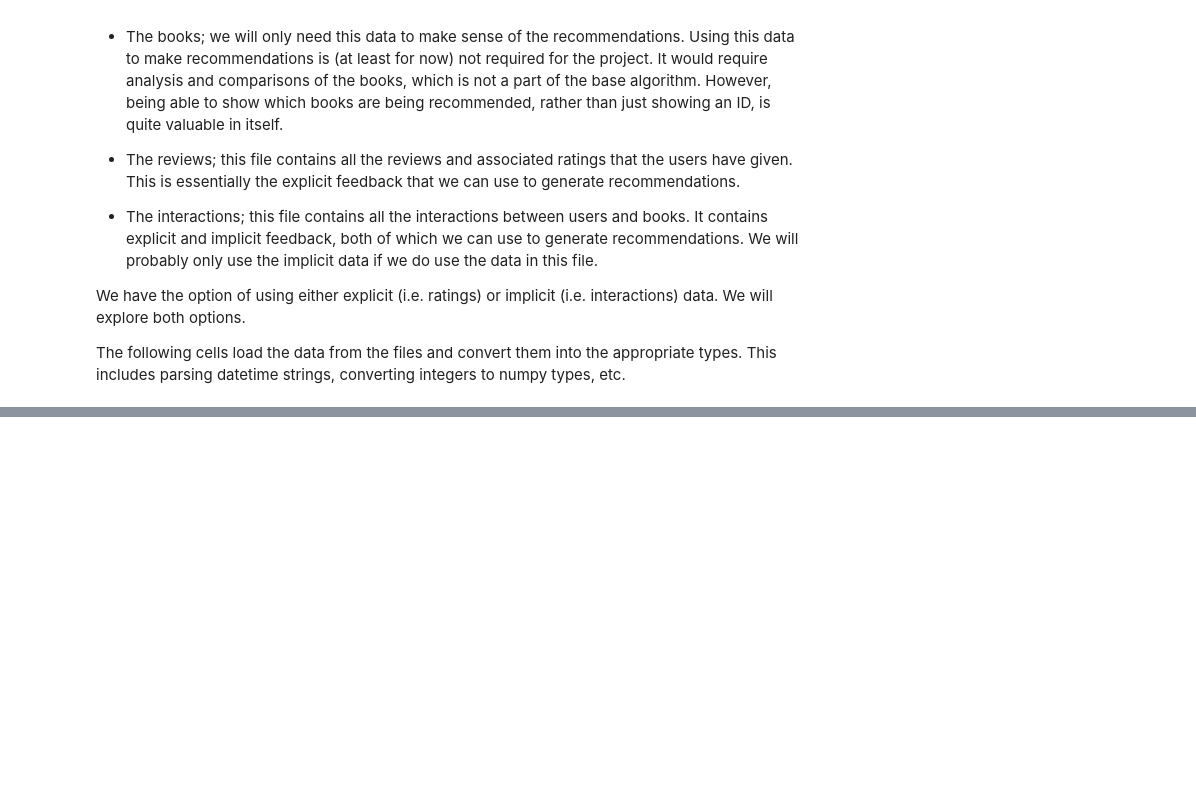
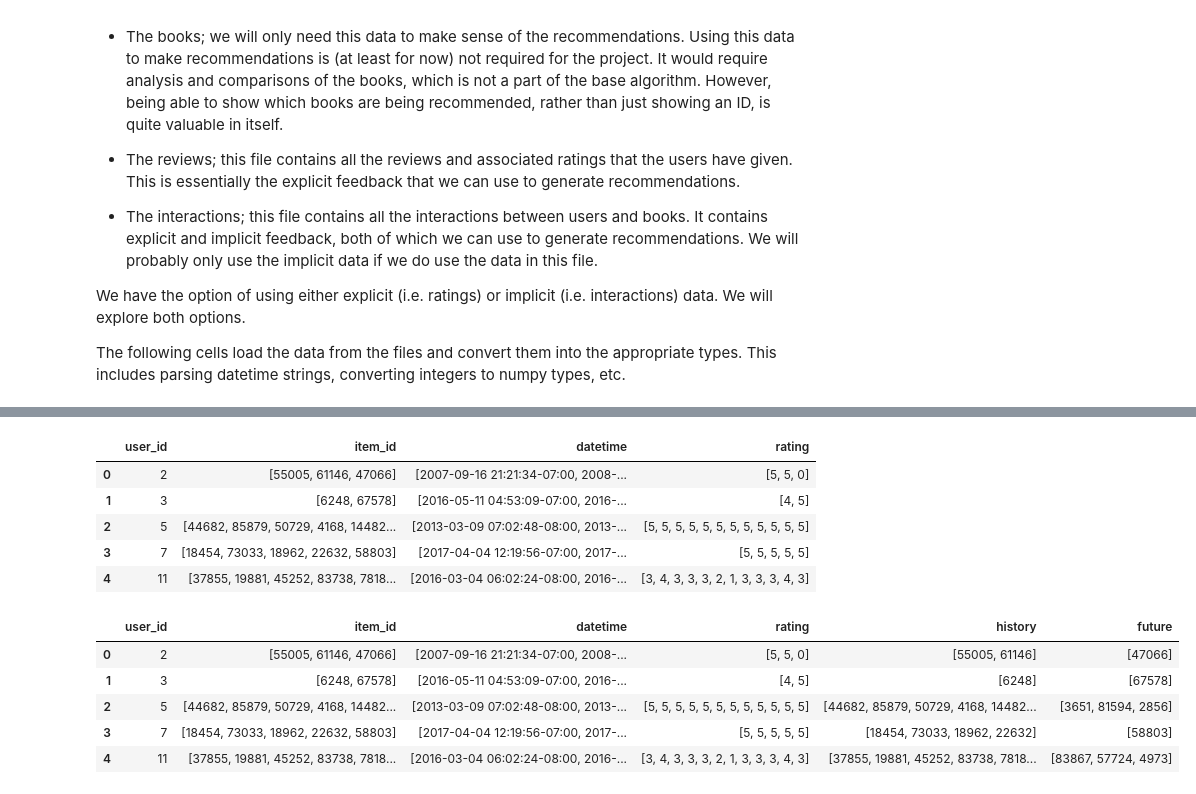
Before and after one commit to JulesDesmet/rbm_recommender, a Jupyter notebook: main.ipynb, the cells around one changed output, grey strips where cells are left out. Saved outputs shown, nothing was run; the diff lists cells and outputs as text; code cells hidden in the pictures; blank space fills up the shorter version.

```diff
--- a/main.ipynb
+++ b/main.ipynb
@@ -174,17 +205,17 @@ def preprocess(df: pd.DataFrame, min_support: int = 5) -> pd.DataFrame:
     print(df.shape[0], "rows after removing infrequent items")
     df = df[df["items_per_user"] >= min_support]
     print(df.shape[0], "rows after removing infrequent users")
-    df = df[["user_id", "item_id", "datetime", "rating"]].copy()
+    df.drop(columns=["users_per_item", "items_per_user"], inplace=True)
     return df
 
 
-interactions_processed = interactions_df[["user_id_int", "book_id_int", "date_updated", "rating"]].copy()
-interactions_processed = interactions_processed.rename(
+processed_df = interactions_df[["user_id_int", "book_id_int", "date_updated", "rating"]].copy()
+processed_df = processed_df.rename(
     columns={"user_id_int": "user_id", "book_id_int": "item_id", "date_updated": "datetime"})
-display(interactions_processed.head(5))
-print(f"Number of unique users:", interactions_processed["user_id"].nunique())
-print(f"Number of unique items:", interactions_processed["item_id"].nunique())
-interactions_processed = preprocess(interactions_processed)
-print(f"Number of unique users:", interactions_processed["user_id"].nunique())
-print(f"Number of unique items:", interactions_processed["item_id"].nunique())
-display(interactions_processed.head(5))
+display(processed_df.head(5))
+print(f"Number of unique users:", processed_df["user_id"].nunique())
+print(f"Number of unique items:", processed_df["item_id"].nunique())
+processed_df = preprocess(processed_df)
+print(f"Number of unique users:", processed_df["user_id"].nunique())
+print(f"Number of unique items:", processed_df["item_id"].nunique())
+display(processed_df.head(5))
@@ -191,15 +243,28 @@ display(interactions_processed.head(5))
 # %%
 def split(items: list[int], percentage_train: float) -> pd.Series:
     nr_train_items = int(len(items) * percentage_train)
     return pd.Series((items[: nr_train_items], items[nr_train_items:]))
 
 
-sessions_df = interactions_processed.groupby(by="user_id", as_index=False)[["item_id", "datetime", "rating"]].agg(list)
+sessions_df = processed_df.groupby(by="user_id", as_index=False)[["item_id", "datetime", "rating"]].agg(list)
 display(sessions_df.head(5))
 
 percentage_train = 0.8
 sessions_df[["history", "future"]] = sessions_df["item_id"].progress_apply(split, args=(percentage_train,))
 display(sessions_df.head(5))
+# %% [output]
+|  | user_id | item_id | datetime | rating |
+| 0 | 2 | [55005, 61146, 47066] | [2007-09-16 21:21:34-07:00, 2008-... | [5, 5, 0] |
+| 1 | 3 | [6248, 67578] | [2016-05-11 04:53:09-07:00, 2016-... | [4, 5] |
+| 2 | 5 | [44682, 85879, 50729, 4168, 14482... | [2013-03-09 07:02:48-08:00, 2013-... | [5, 5, 5, 5, 5, 5, 5, 5, 5, 5, 5, 5] |
+| 3 | 7 | [18454, 73033, 18962, 22632, 58803] | [2017-04-04 12:19:56-07:00, 2017-... | [5, 5, 5, 5, 5] |
+| 4 | 11 | [37855, 19881, 45252, 83738, 7818... | [2016-03-04 06:02:24-08:00, 2016-... | [3, 4, 3, 3, 3, 2, 1, 3, 3, 3, 4, 3] |
+|  | user_id | item_id | datetime | rating | history | future |
+| 0 | 2 | [55005, 61146, 47066] | [2007-09-16 21:21:34-07:00, 2008-... | [5, 5, 0] | [55005, 61146] | [47066] |
+| 1 | 3 | [6248, 67578] | [2016-05-11 04:53:09-07:00, 2016-... | [4, 5] | [6248] | [67578] |
+| 2 | 5 | [44682, 85879, 50729, 4168, 14482... | [2013-03-09 07:02:48-08:00, 2013-... | [5, 5, 5, 5, 5, 5, 5, 5, 5, 5, 5, 5] | [44682, 85879, 50729, 4168, 14482... | [3651, 81594, 2856] |
+| 3 | 7 | [18454, 73033, 18962, 22632, 58803] | [2017-04-04 12:19:56-07:00, 2017-... | [5, 5, 5, 5, 5] | [18454, 73033, 18962, 22632] | [58803] |
+| 4 | 11 | [37855, 19881, 45252, 83738, 7818... | [2016-03-04 06:02:24-08:00, 2016-... | [3, 4, 3, 3, 3, 2, 1, 3, 3, 3, 4, 3] | [37855, 19881, 45252, 83738, 7818... | [83867, 57724, 4973] |
 # %%
 def create_sparse_matrix(dataframe: pd.DataFrame, column: str = "history",
                          shape: tuple[int, int] = None) -> sparse.csr_matrix:
```
Also changed, not shown: parts of 7 cells of this notebook.
